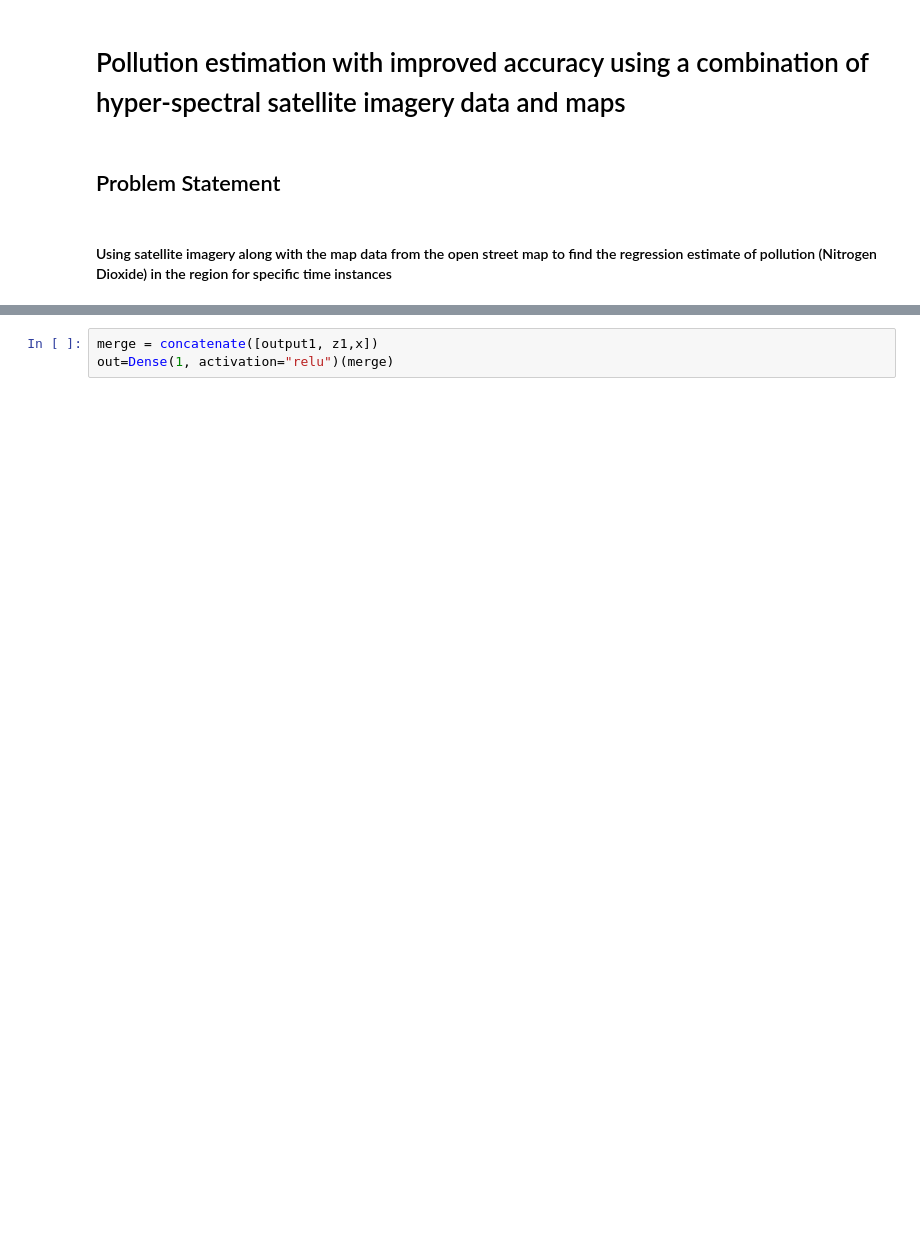
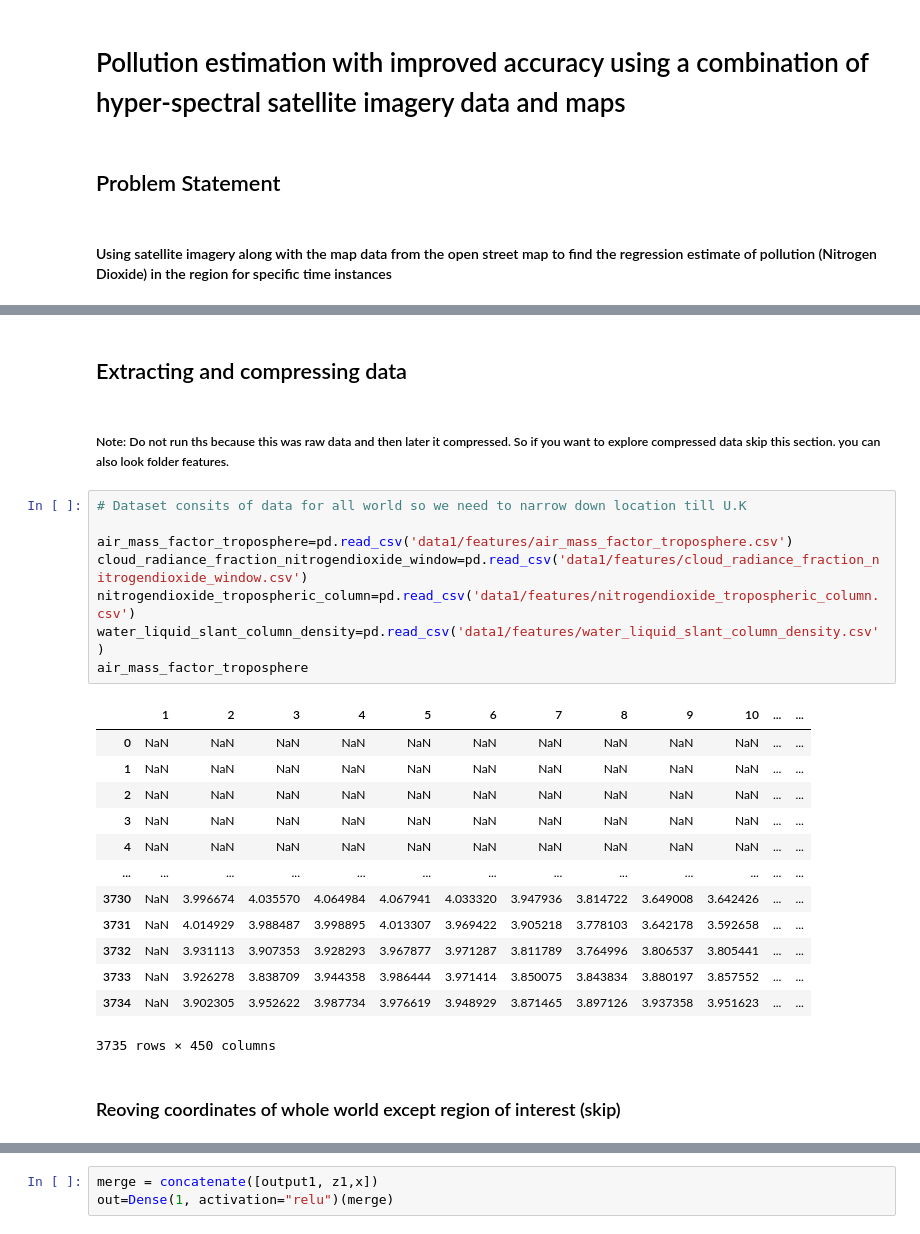
Before and after one commit to talharaza9/Pollution-estimation-with-improved-accuracy-using-a-combination-of-hyper-spectral-satellite-imagery-, a Jupyter notebook: Prediction.ipynb, the cells around one changed output, grey strips where cells are left out. Drawn from its saved outputs; the diff is of its cells as text; blank space fills up the shorter version.

```diff
--- a/Prediction.ipynb
+++ b/Prediction.ipynb
@@ -162,0 +128,28 @@ x=Dense(1, activation="relu")(input3)
+# %% [markdown]
+## Extracting and compressing data
+# %% [markdown]
+##### Note: Do not run ths because this was raw data and then later it compressed. So if you want to explore compressed data skip this section. you can also look folder features.
+# %%
+# Dataset consits of data for all world so we need to narrow down location till U.K
+
+air_mass_factor_troposphere=pd.read_csv('data1/features/air_mass_factor_troposphere.csv')
+cloud_radiance_fraction_nitrogendioxide_window=pd.read_csv('data1/features/cloud_radiance_fraction_nitrogendioxide_window.csv')
+nitrogendioxide_tropospheric_column=pd.read_csv('data1/features/nitrogendioxide_tropospheric_column.csv')
+water_liquid_slant_column_density=pd.read_csv('data1/features/water_liquid_slant_column_density.csv')
+air_mass_factor_troposphere
+# %% [output]
+|  | 1 | 2 | 3 | 4 | 5 | 6 | 7 | 8 | 9 | 10 | ... | ... |
+| 0 | NaN | NaN | NaN | NaN | NaN | NaN | NaN | NaN | NaN | NaN | ... | ... |
+| 1 | NaN | NaN | NaN | NaN | NaN | NaN | NaN | NaN | NaN | NaN | ... | ... |
+| 2 | NaN | NaN | NaN | NaN | NaN | NaN | NaN | NaN | NaN | NaN | ... | ... |
+| 3 | NaN | NaN | NaN | NaN | NaN | NaN | NaN | NaN | NaN | NaN | ... | ... |
+| 4 | NaN | NaN | NaN | NaN | NaN | NaN | NaN | NaN | NaN | NaN | ... | ... |
+| ... | ... | ... | ... | ... | ... | ... | ... | ... | ... | ... | ... | ... |
+| 3730 | NaN | 3.996674 | 4.035570 | 4.064984 | 4.067941 | 4.033320 | 3.947936 | 3.814722 | 3.649008 | 3.642426 | ... | ... |
+| 3731 | NaN | 4.014929 | 3.988487 | 3.998895 | 4.013307 | 3.969422 | 3.905218 | 3.778103 | 3.642178 | 3.592658 | ... | ... |
+| 3732 | NaN | 3.931113 | 3.907353 | 3.928293 | 3.967877 | 3.971287 | 3.811789 | 3.764996 | 3.806537 | 3.805441 | ... | ... |
+| 3733 | NaN | 3.926278 | 3.838709 | 3.944358 | 3.986444 | 3.971414 | 3.850075 | 3.843834 | 3.880197 | 3.857552 | ... | ... |
+| 3734 | NaN | 3.902305 | 3.952622 | 3.987734 | 3.976619 | 3.948929 | 3.871465 | 3.897126 | 3.937358 | 3.951623 | ... | ... |
+3735 rows × 450 columns
+# %% [markdown]
+### Reoving coordinates of whole world except region of interest (skip)
```
Also changed, not shown: parts of 127 cells of this notebook.
